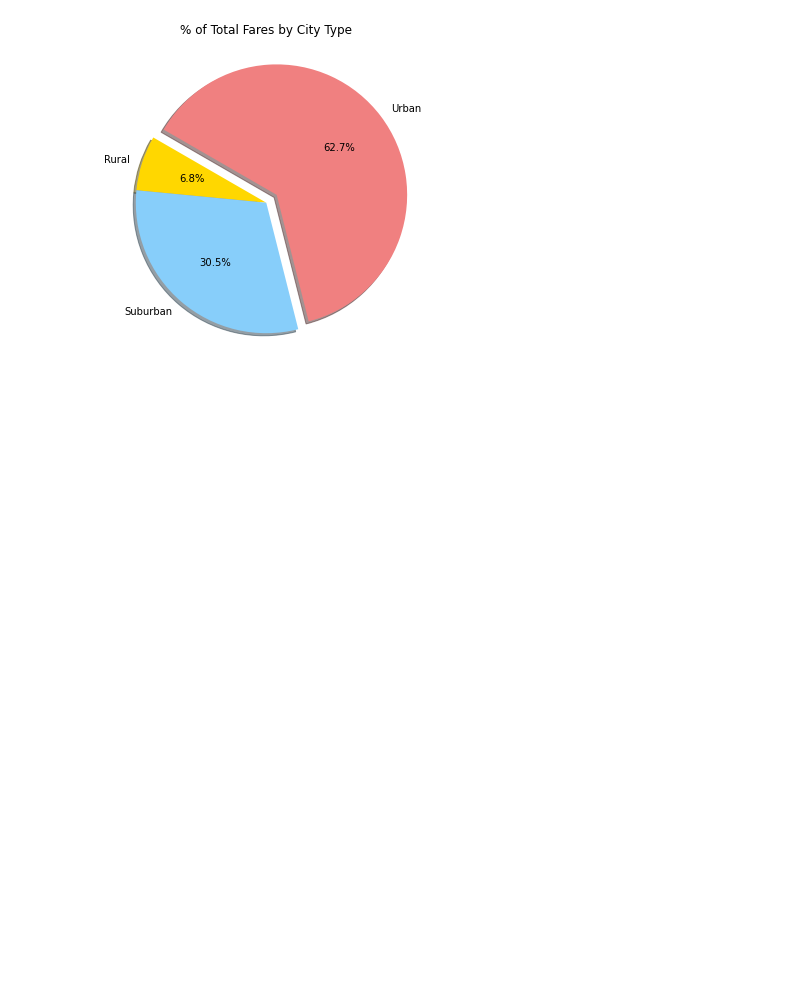
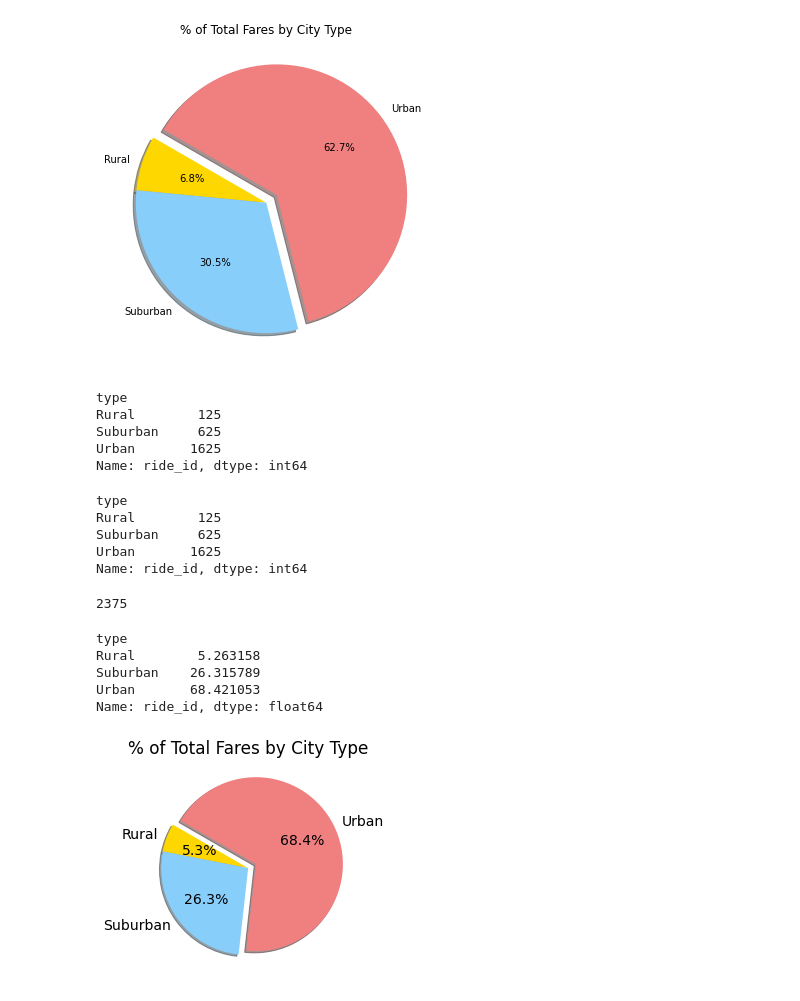
Before and after one commit to Indiradonthi/PyBer_Analysis, a Jupyter notebook: PyBer.ipynb, the cells around one changed output. Saved outputs shown, nothing was run; the diff lists cells and outputs as text; code cells hidden in the pictures; blank space fills up the shorter version.

```diff
--- a/PyBer.ipynb
+++ b/PyBer.ipynb
@@ -759,3 +752,48 @@ plt.savefig("analysis/Fig5.png")
 plt.show()
 # %% [output]
 [figure]
+# %%
+# Get the sum of the rides for each city type.
+sum_rides_by_type = pyber_data_df.groupby(["type"]).count()["ride_id"]
+sum_rides_by_type
+# %% [output]
+type
+Rural        125
+Suburban     625
+Urban       1625
+Name: ride_id, dtype: int64
+# %%
+pyber_data_df.groupby(["type"]).count()["ride_id"]
+# %% [output]
+type
+Rural        125
+Suburban     625
+Urban       1625
+Name: ride_id, dtype: int64
+# %%
+pyber_data_df["ride_id"].count()
+# %% [output]
+2375
+# %%
+# Calculate the percentage total rides for each city type.
+ride_percents = 100 * pyber_data_df.groupby(["type"]).count()["ride_id"] / pyber_data_df["ride_id"].count()
+ride_percents
+# %% [output]
+type
+Rural        5.263158
+Suburban    26.315789
+Urban       68.421053
+Name: ride_id, dtype: float64
+# %%
+# Build the percentage of total rides by city type pie chart.
+plt.pie(ride_percents,
+    labels=["Rural", "Suburban", "Urban"],
+    colors=["gold", "lightskyblue", "lightcoral"],
+    explode=[0, 0, 0.1],
+    autopct='%1.1f%%',
+    shadow=True, startangle=150)
+plt.title("% of Total Fares by City Type")
+# Show Figure
+plt.show()
+# %% [output]
+[figure, added]
```
Also changed, not shown: parts of 2 cells of this notebook.
